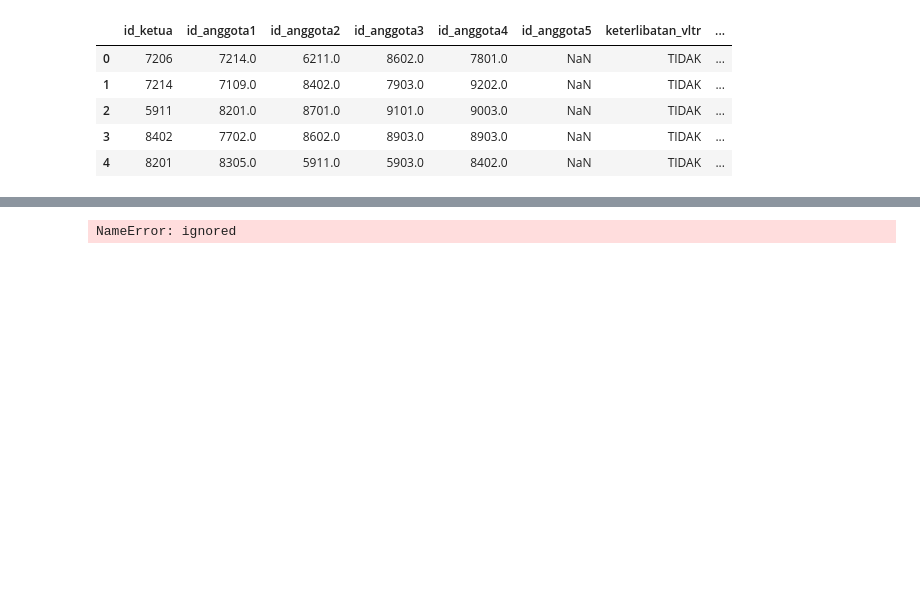
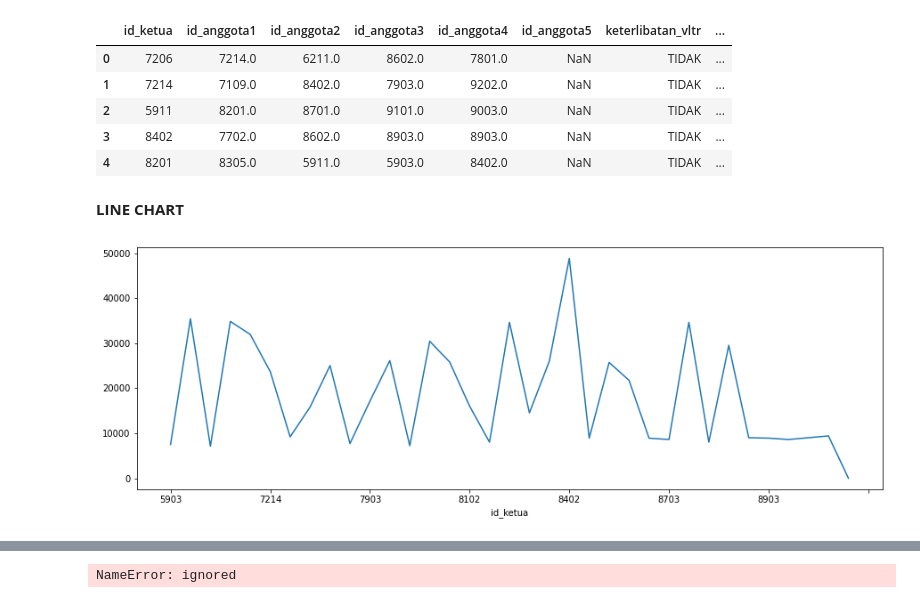
Before and after one commit to almirars/MachineLearning, a Jupyter notebook: Kuis_2.ipynb, the cells around one changed output, grey strips where cells are left out. Drawn from its saved outputs; the diff is of its cells as text; code cells hidden in the pictures; blank space fills up the shorter version.

```diff
--- a/Kuis_2.ipynb
+++ b/Kuis_2.ipynb
@@ -27,0 +27,8 @@ import matplotlib.pyplot as plt
+# %% [markdown]
+**LINE CHART**
+# %%
+plt.figure(figsize=(15,5))
+data.groupby(['id_ketua'])['id_anggota1'].sum().plot()
+plt.show()
+# %% [output]
+[figure, added]
```
Also changed, not shown: parts of 9 cells of this notebook.
